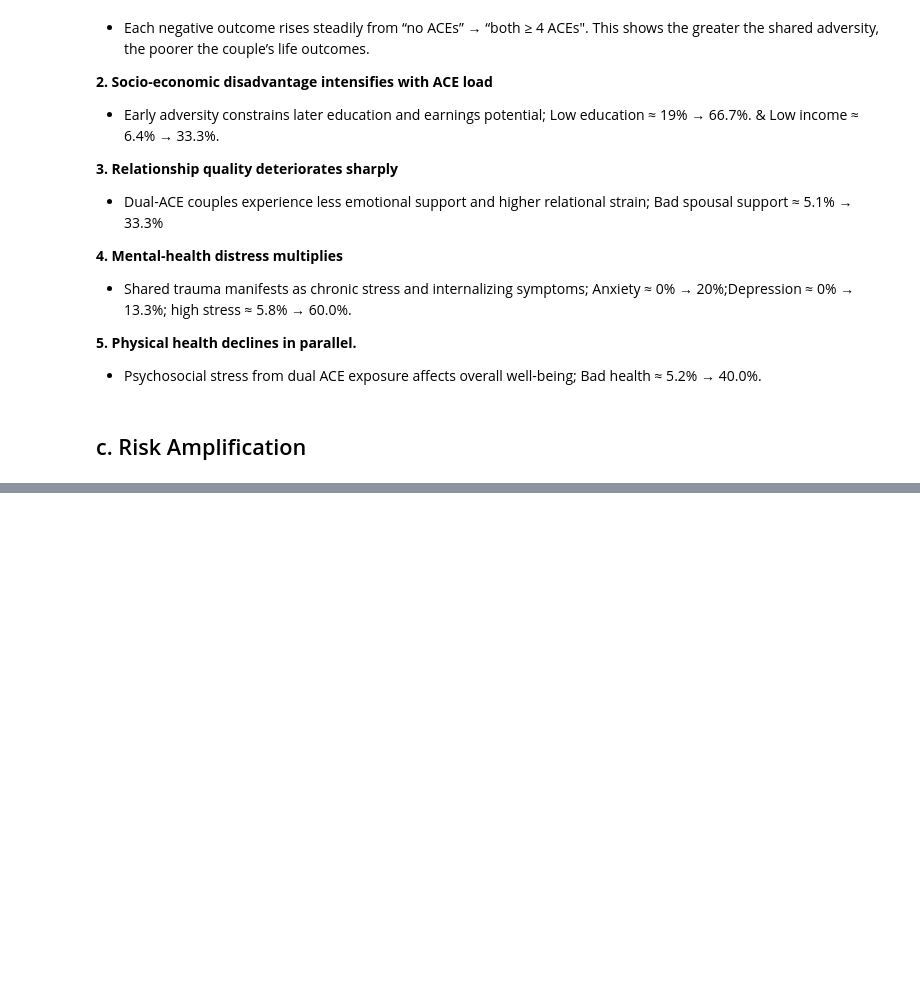
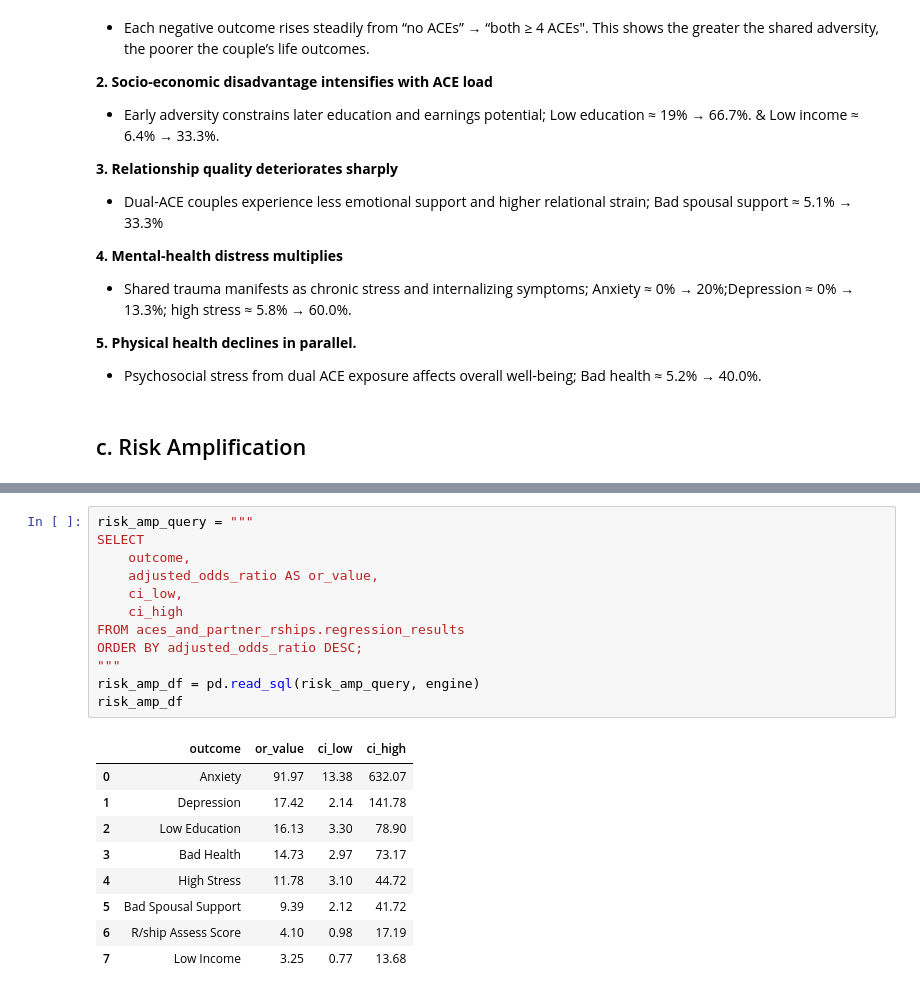
Before and after one commit to Nash-254/ACEs-and-Partner-Relationships, a Jupyter notebook: notebooks/ACEs_and_Partner_Relationships_notebook.ipynb, the cells around one changed output, grey strips where cells are left out. Saved outputs shown, nothing was run; the diff lists cells and outputs as text; blank space fills up the shorter version.

```diff
--- a/notebooks/ACEs_and_Partner_Relationships_notebook.ipynb
+++ b/notebooks/ACEs_and_Partner_Relationships_notebook.ipynb
@@ -161,0 +222,22 @@ plt.show()
+# %%
+risk_amp_query = """
+SELECT
+    outcome,
+    adjusted_odds_ratio AS or_value,
+    ci_low,
+    ci_high
+FROM aces_and_partner_rships.regression_results
+ORDER BY adjusted_odds_ratio DESC;
+"""
+risk_amp_df = pd.read_sql(risk_amp_query, engine)
+risk_amp_df
+# %% [output]
+|  | outcome | or_value | ci_low | ci_high |
+| 0 | Anxiety | 91.97 | 13.38 | 632.07 |
+| 1 | Depression | 17.42 | 2.14 | 141.78 |
+| 2 | Low Education | 16.13 | 3.30 | 78.90 |
+| 3 | Bad Health | 14.73 | 2.97 | 73.17 |
+| 4 | High Stress | 11.78 | 3.10 | 44.72 |
+| 5 | Bad Spousal Support | 9.39 | 2.12 | 41.72 |
+| 6 | R/ship Assess Score | 4.10 | 0.98 | 17.19 |
+| 7 | Low Income | 3.25 | 0.77 | 13.68 |
```
Also changed, not shown: parts of 8 cells of this notebook, 2 other files.
